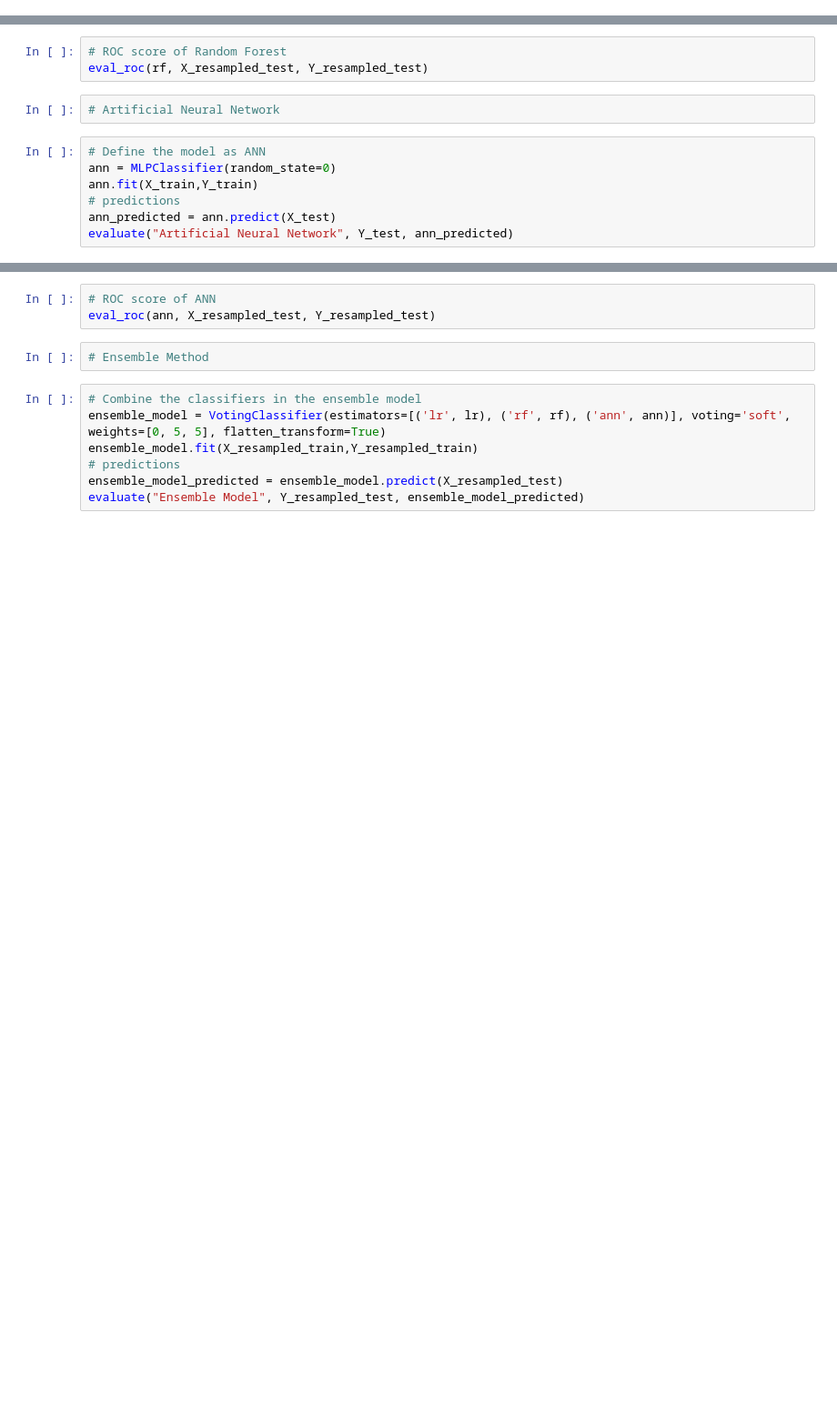
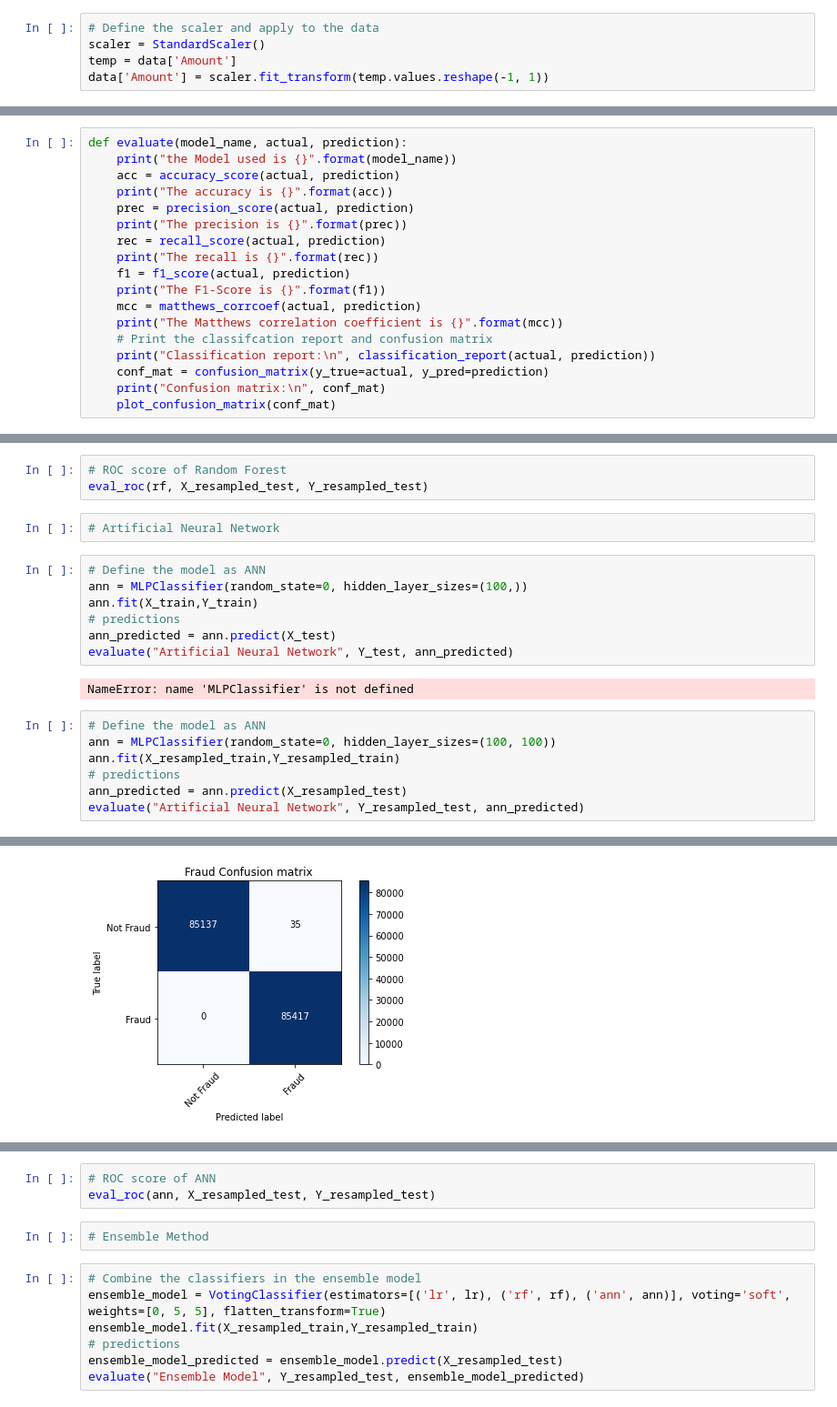
Before and after one commit to YiquanXiao/Credit-Card-Fraud-Detection, a Jupyter notebook: ccfd.ipynb, the cells around one changed output, grey strips where cells are left out. Shown at 91% size. Cells and saved outputs as stored; diff of their text form; blank space fills up the shorter version.

```diff
--- a/ccfd.ipynb
+++ b/ccfd.ipynb
@@ -39,3 +86,8 @@ print(f'Natural Hit Rate: {1 - ratio_cases[1]}')
+# %%
+# Define the scaler and apply to the data
+scaler = StandardScaler()
+temp = data['Amount']
+data['Amount'] = scaler.fit_transform(temp.values.reshape(-1, 1))
 # %%
 # Dividing the X(features) and the Y(target) from the dataset
 X = data.drop(["Class", "Time"], axis=1).values
@@ -50,0 +148,18 @@ X_resampled, Y_resampled = resampling.fit_sample(X, Y)
+# %%
+def evaluate(model_name, actual, prediction):
+    print("the Model used is {}".format(model_name))
+    acc = accuracy_score(actual, prediction)
+    print("The accuracy is {}".format(acc))
+    prec = precision_score(actual, prediction)
+    print("The precision is {}".format(prec))
+    rec = recall_score(actual, prediction)
+    print("The recall is {}".format(rec))
+    f1 = f1_score(actual, prediction)
+    print("The F1-Score is {}".format(f1))
+    mcc = matthews_corrcoef(actual, prediction)
+    print("The Matthews correlation coefficient is {}".format(mcc))
+    # Print the classifcation report and confusion matrix
+    print("Classification report:\n", classification_report(actual, prediction))
+    conf_mat = confusion_matrix(y_true=actual, y_pred=prediction)
+    print("Confusion matrix:\n", conf_mat)
+    plot_confusion_matrix(conf_mat)
@@ -118,8 +254,18 @@ eval_roc(rf, X_resampled_test, Y_resampled_test)
 # Artificial Neural Network
 # %%
 # Define the model as ANN
-ann = MLPClassifier(random_state=0)
+ann = MLPClassifier(random_state=0, hidden_layer_sizes=(100,))
 ann.fit(X_train,Y_train)
 # predictions
 ann_predicted = ann.predict(X_test)
 evaluate("Artificial Neural Network", Y_test, ann_predicted)
+# %% [output]
+NameError: name 'MLPClassifier' is not defined
+# %%
+# Define the model as ANN
+ann = MLPClassifier(random_state=0, hidden_layer_sizes=(100, 100))
+ann.fit(X_resampled_train,Y_resampled_train)
+# predictions
+ann_predicted = ann.predict(X_resampled_test)
+evaluate("Artificial Neural Network", Y_resampled_test, ann_predicted)
+# %% [output]
@@ -126 +292,2 @@ evaluate("Artificial Neural Network", Y_test, ann_predicted)
+[figure, added]
 # %%
```
Also changed, not shown: parts of 19 cells of this notebook, 2 other files.
